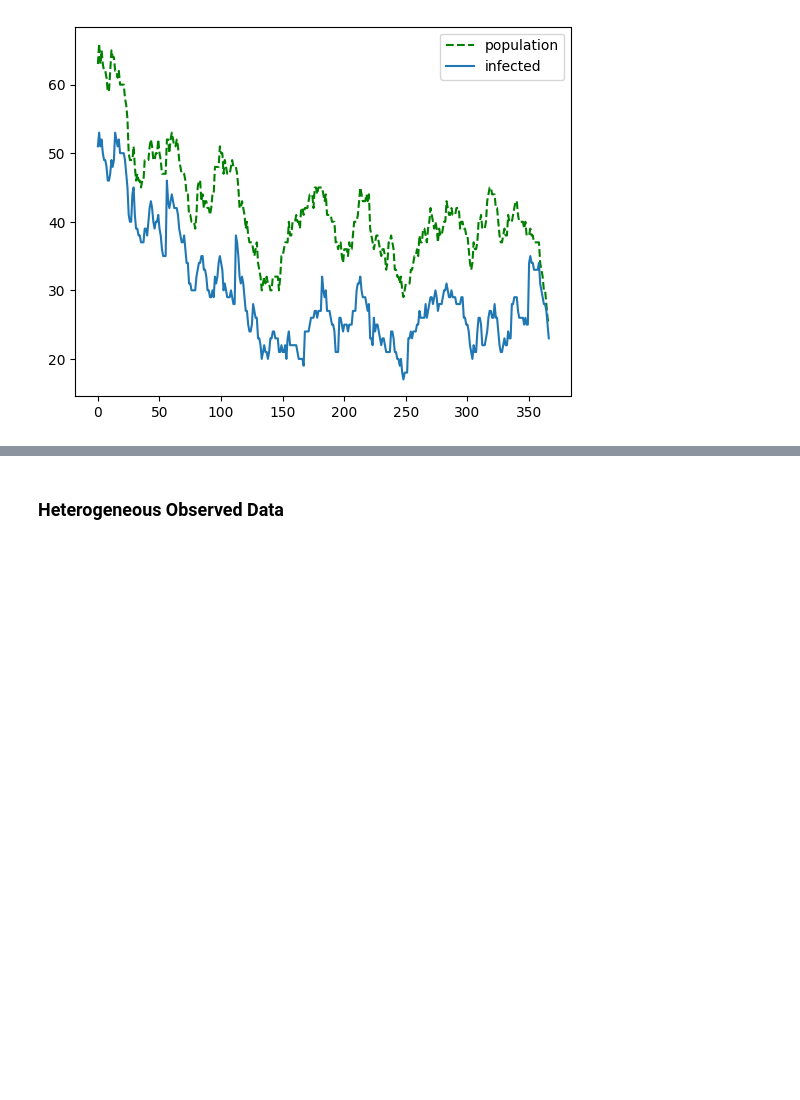
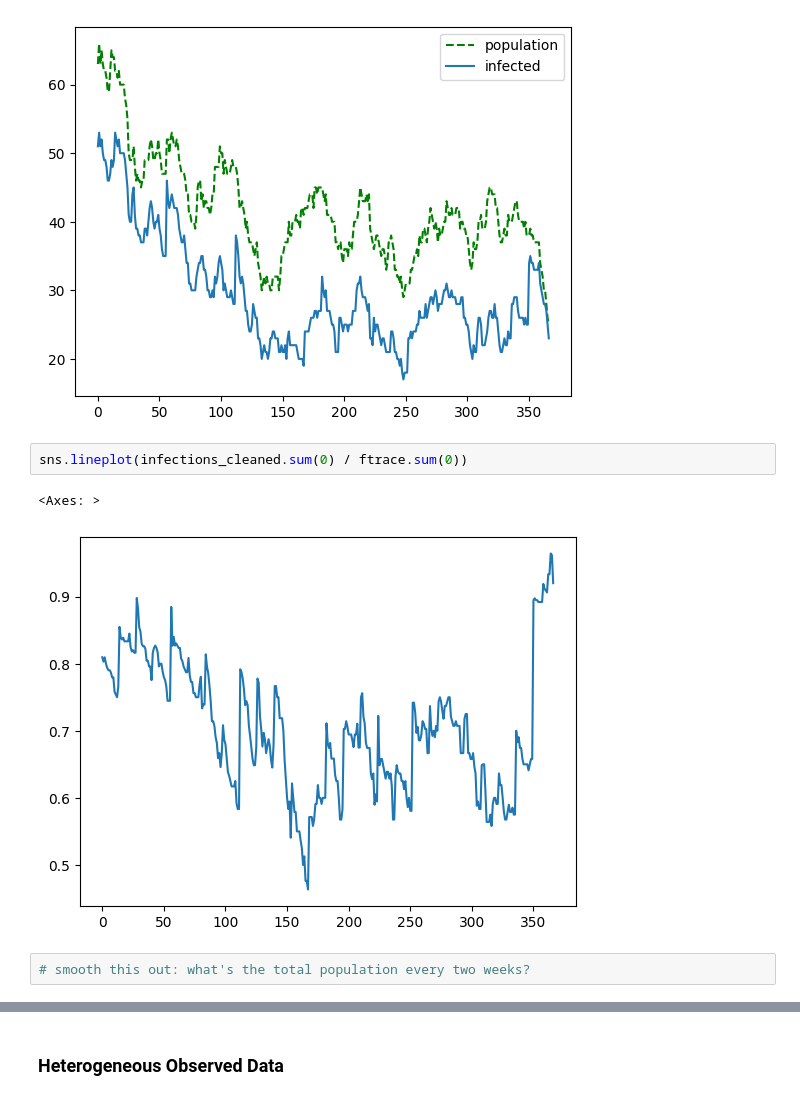
Before and after one commit to epibayes/np-epid, a Jupyter notebook: notebooks/crkp_preprocess.ipynb, the cells around one changed output, grey strips where cells are left out. Drawn from its saved outputs; the diff is of its cells as text; blank space fills up the shorter version.

```diff
--- a/notebooks/crkp_preprocess.ipynb
+++ b/notebooks/crkp_preprocess.ipynb
@@ -70,3 +70,10 @@ sns.lineplot(infections_cleaned.sum(0), label="infected")
 plt.show()
 # %% [output]
 [figure]
+# %%
+sns.lineplot(infections_cleaned.sum(0) / ftrace.sum(0))
+# %% [output]
+<Axes: >
+[figure, added]
+# %%
+# smooth this out: what's the total population every two weeks?
```
Also changed, not shown: parts of 3 cells of this notebook, 5 other files.
